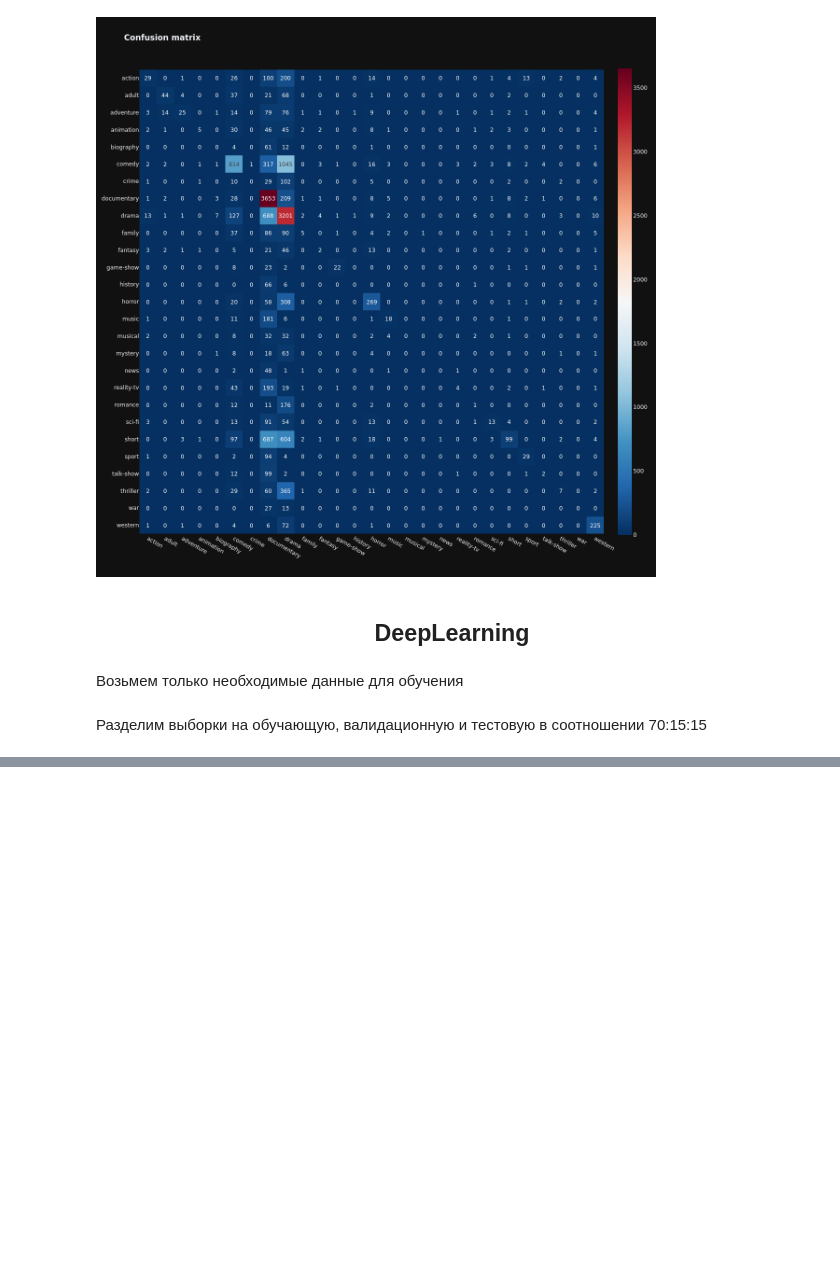
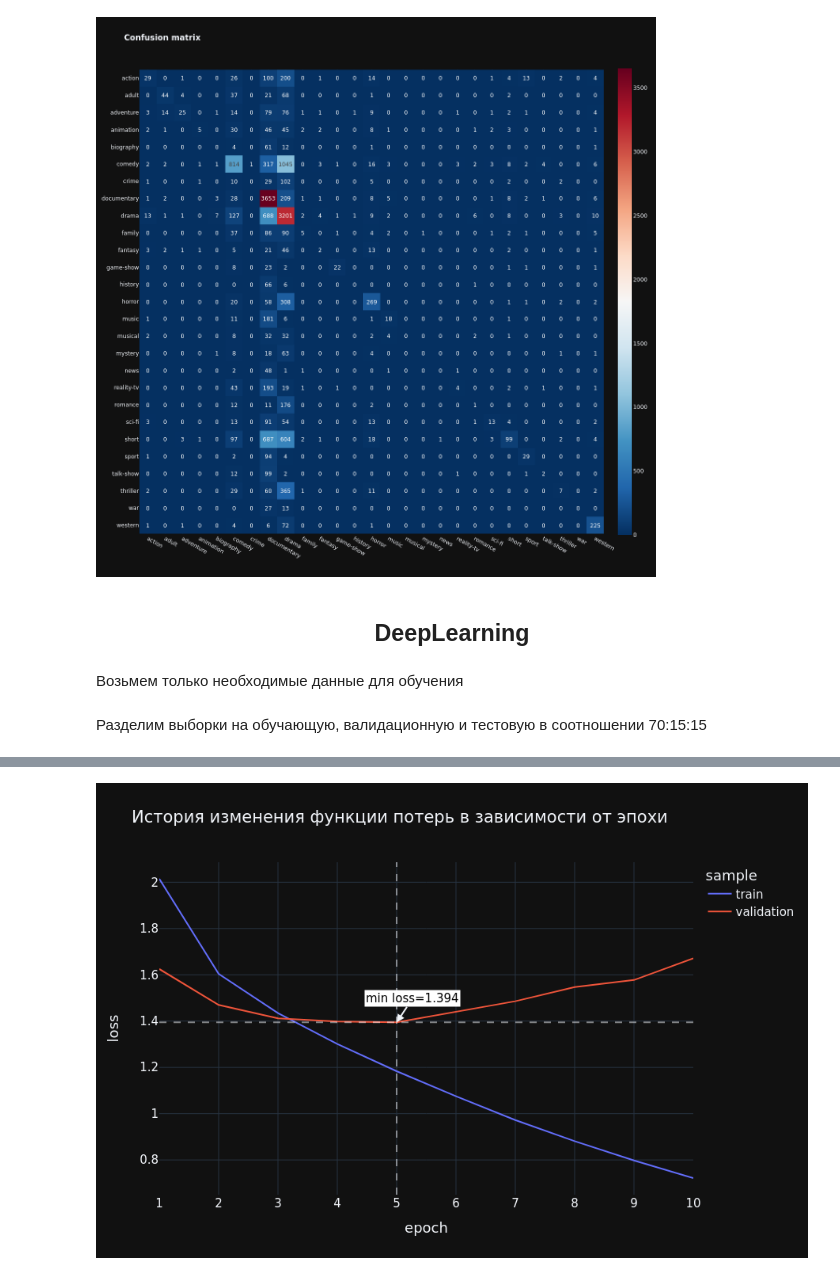
Before and after one commit to ScReameer/Movie-genre-classification, a Jupyter notebook: notebook/Movie genre classification.ipynb, the cells around one changed output, grey strips where cells are left out. Drawn from its saved outputs; the diff is of its cells as text; code cells hidden in the pictures; blank space fills up the shorter version.

```diff
--- a/notebook/Movie genre classification.ipynb
+++ b/notebook/Movie genre classification.ipynb
@@ -606,10 +541,13 @@ model.compile(
 # %%
-epochs = 30
+batch_size = 32
+epochs = 10
+
 history = model.fit(
-    train_x,
-    train_y,
-    validation_data=(val_x, val_y),
+    train_x, train_y,
     epochs=epochs,
+    validation_data=[val_x, val_y],
+    batch_size=batch_size,
+    callbacks=[model_checkpoint_callback],
     use_multiprocessing=True
 )
 # %% [output]
@@ -633,0 +586,8 @@ KeyboardInterrupt:
+# %%
+loss_metrics_df = pd.DataFrame({
+    'loss': history.history['loss'] + history.history['val_loss'],
+    'accuracy': history.history['categorical_accuracy'] + history.history['val_categorical_accuracy'],
+    'sample': ['train']*epochs + ['validation']*epochs,
+    'epoch': list(range(1, epochs+1))*2
+})
+loss_metrics_df
@@ -633,0 +612,36 @@ KeyboardInterrupt:
+# %%
+best_epoch = loss_metrics_df[loss_metrics_df['sample'] == 'validation']['loss'].argmin() + 1
+min_loss = loss_metrics_df[loss_metrics_df['sample'] == 'validation']['loss'].min()
+max_accuracy = loss_metrics_df[loss_metrics_df['sample'] == 'validation']['accuracy'].max()
+
+px.line(
+    data_frame=loss_metrics_df,
+    x='epoch',
+    y='loss',
+    color='sample',
+    width=900,
+    height=600,
+    title='История изменения функции потерь в зависимости от эпохи'
+).update_layout(
+    font=dict(size=15)
+).add_vline(
+    x=best_epoch,
+    line_dash='dash',
+    opacity=0.5
+).add_hline(
+    y=min_loss,
+    line_dash='dash',
+    opacity=0.5
+).add_annotation(
+    x=best_epoch,
+    y=min_loss,
+    text=f'min loss={min_loss:.3f}',
+    arrowwidth=2,
+    ax=20,
+    arrowhead=2,
+    bgcolor='white',
+    font_color='black',
+    ay=50
+).show()
+# %% [output]
+[figure, added]
```
Also changed, not shown: parts of 32 cells of this notebook, 1 other file.
